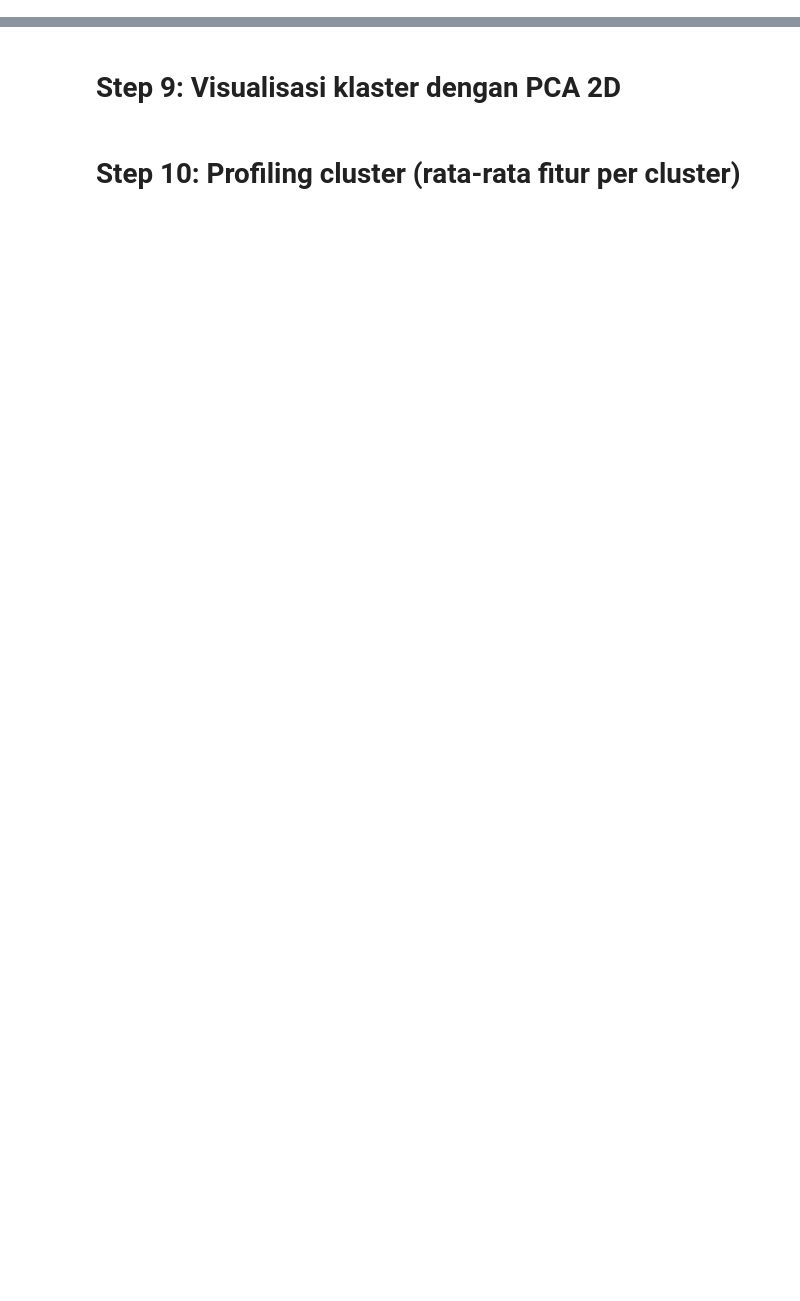
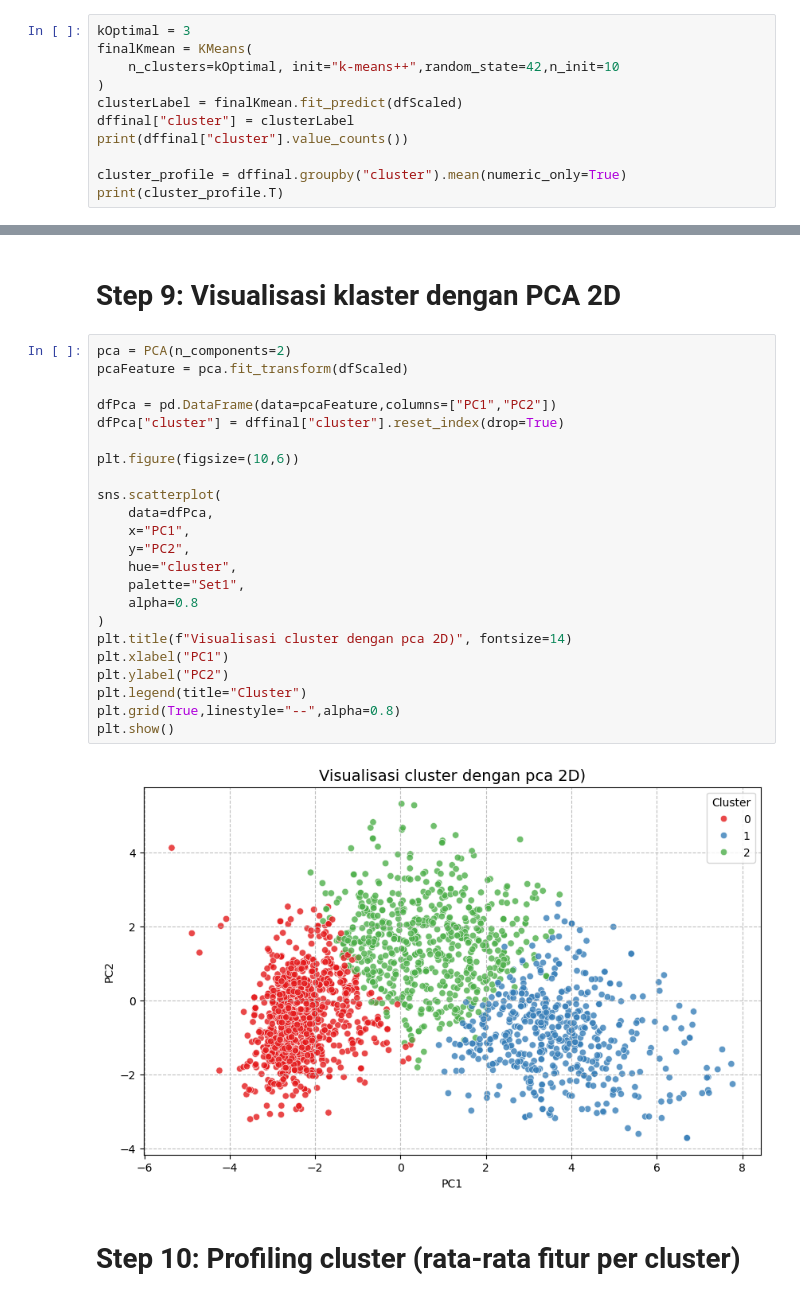
Before and after one commit to Yan-ac1/tugas, a Jupyter notebook: Tugas3_marselinus_yansen.ipynb, the cells around one changed output, grey strips where cells are left out. Drawn from its saved outputs; the diff is of its cells as text; blank space fills up the shorter version.

```diff
--- a/Tugas3_marselinus_yansen.ipynb
+++ b/Tugas3_marselinus_yansen.ipynb
@@ -215,2 +377,13 @@ dtype: int64
 # %% [markdown]
 # Step 8: Pilih k optimal dan klasterisasi
+# %%
+kOptimal = 3
+finalKmean = KMeans(
+    n_clusters=kOptimal, init="k-means++",random_state=42,n_init=10
+)
+clusterLabel = finalKmean.fit_predict(dfScaled)
+dffinal["cluster"] = clusterLabel
+print(dffinal["cluster"].value_counts())
+
+cluster_profile = dffinal.groupby("cluster").mean(numeric_only=True)
+print(cluster_profile.T)
@@ -217,4 +408,29 @@ dtype: int64
 # %% [markdown]
 # Step 9: Visualisasi klaster dengan PCA 2D
+# %%
+pca = PCA(n_components=2)
+pcaFeature = pca.fit_transform(dfScaled)
+
+dfPca = pd.DataFrame(data=pcaFeature,columns=["PC1","PC2"])
+dfPca["cluster"] = dffinal["cluster"].reset_index(drop=True)
+
+plt.figure(figsize=(10,6))
+
+sns.scatterplot(
+    data=dfPca,
+    x="PC1",
+    y="PC2",
+    hue="cluster",
+    palette="Set1",
+    alpha=0.8
+)
+plt.title(f"Visualisasi cluster dengan pca 2D)", fontsize=14)
+plt.xlabel("PC1")
+plt.ylabel("PC2")
+plt.legend(title="Cluster")
+plt.grid(True,linestyle="--",alpha=0.8)
+plt.show()
+# %% [output]
+[figure, added]
 # %% [markdown]
 # Step 10: Profiling cluster (rata-rata fitur per cluster)
```
Also changed, not shown: parts of 10 cells of this notebook.
